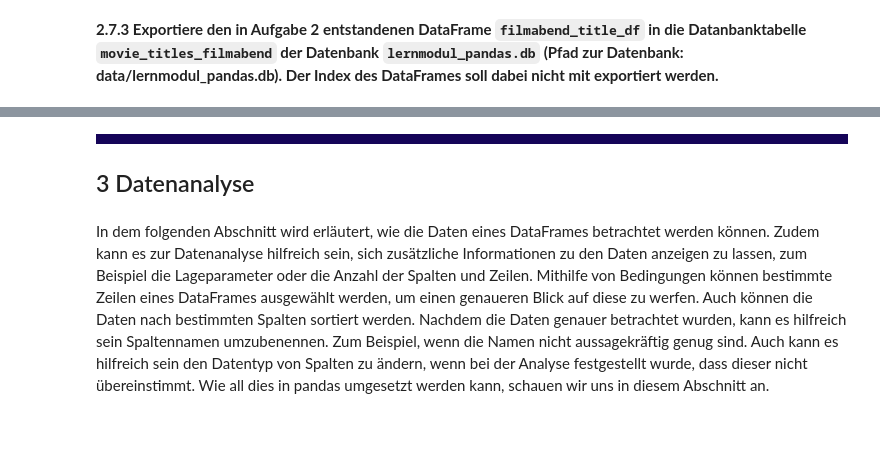
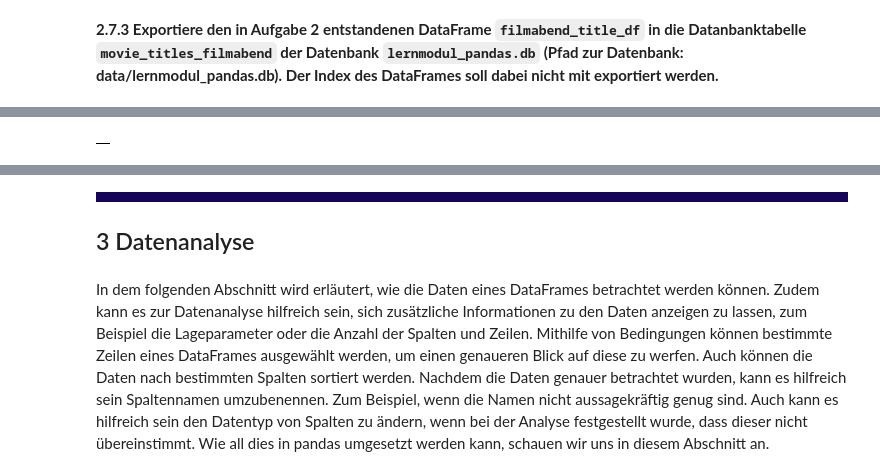
Before and after one commit to orca-nrw/lernmodul-pandas, a Jupyter notebook: index.ipynb, the cells around one changed output, grey strips where cells are left out. Drawn from its saved outputs; the diff is of its cells as text; code cells hidden in the pictures; blank space fills up the shorter version.

```diff
--- a/index.ipynb
+++ b/index.ipynb
@@ -364,0 +313,10 @@ lm.show_task(273, filmabend_title_df)
+# %%
+# Hier kommt die Aufgabenlösung hin
+filmabend_title_df = pd.DataFrame()
+
+
+
+# Aufgabenauswertung
+lm.show_task(273, filmabend_title_df)
+# %% [output]
+|  |
```
Also changed, not shown: parts of 36 cells of this notebook.
